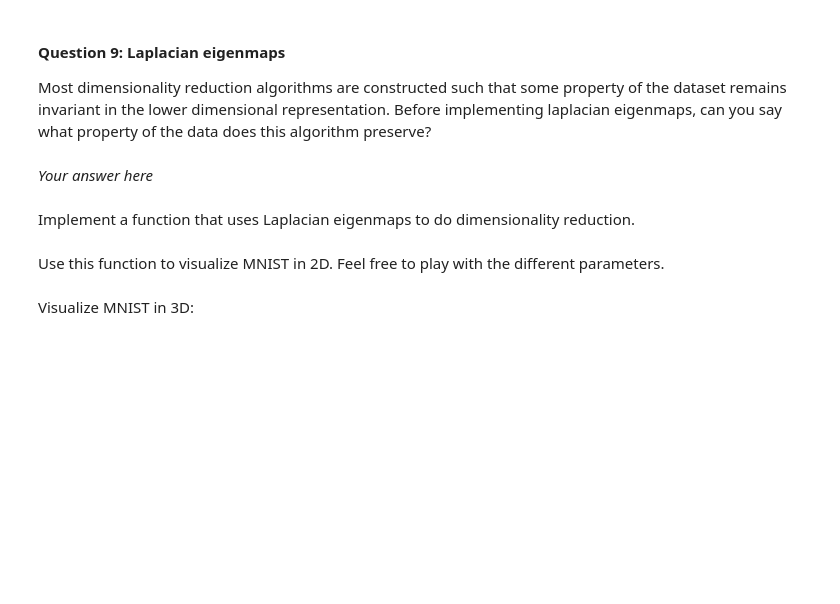
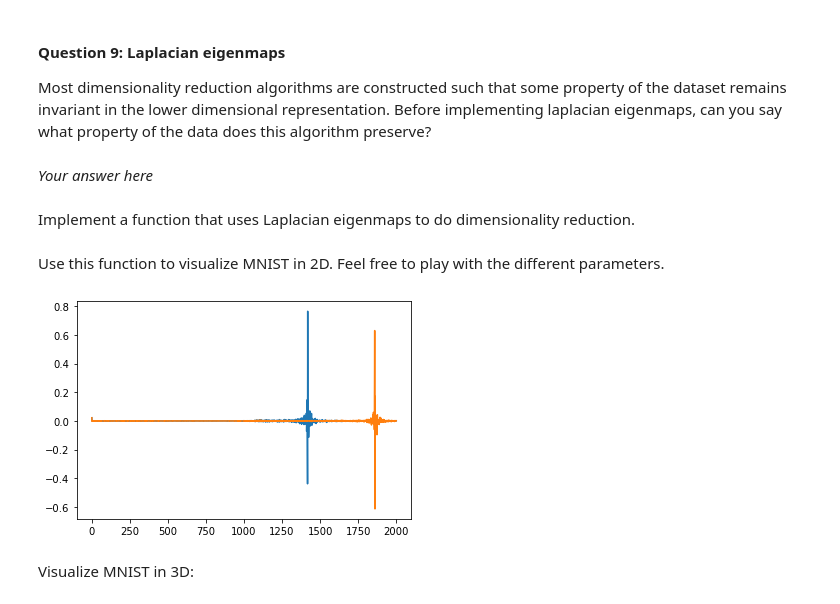
Before and after one commit to caralen/ntds_2019, a Jupyter notebook: assignments/2_learning_with_graphs.ipynb, the cells around one changed output. Saved outputs shown, nothing was run; the diff lists cells and outputs as text; code cells hidden in the pictures; blank space fills up the shorter version.

```diff
--- a/assignments/2_learning_with_graphs.ipynb
+++ b/assignments/2_learning_with_graphs.ipynb
@@ -369,5 +370,10 @@ def laplacian_eigenmaps(X:np.ndarray, dim: int, sigma: float, epsilon: float, no
     """ Return:
         coords (n x dim array): new coordinates for the data points."""
     # Your code here
+    adjacency = epsilon_similarity_graph(X, sigma, epsilon)
+    laplacian = compute_laplacian(adjacency, normalize)
+    vals, vects = spectral_decomposition(laplacian)
+
+    return vects[1:dim+1].T
 # %% [markdown]
 Use this function to visualize MNIST in 2D. Feel free to play with the different parameters.
@@ -377,2 +380,10 @@ dim = 2
+# %%
+dim = 2
+# Your code here
+embeddings = laplacian_eigenmaps(X, dim, sigma_est, 0.3, normalize=False)
+plt.plot(embeddings)
+plt.show()
+# %% [output]
+[figure, added]
 # %% [markdown]
 Visualize MNIST in 3D:
```
Also changed, not shown: parts of 15 cells of this notebook.
